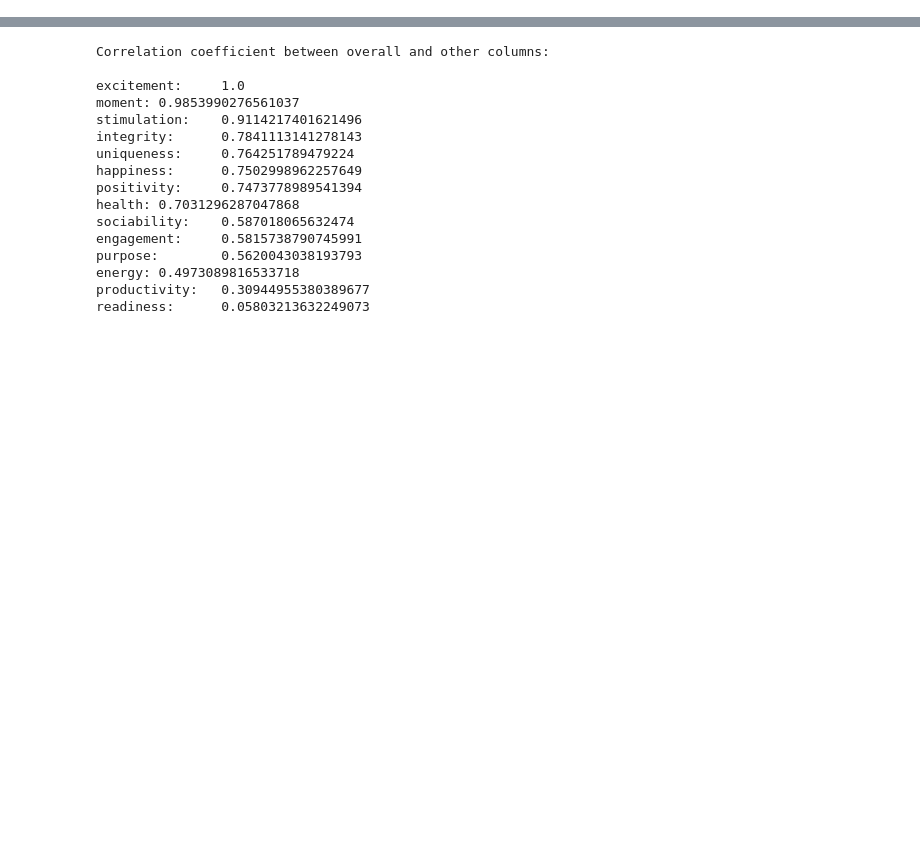
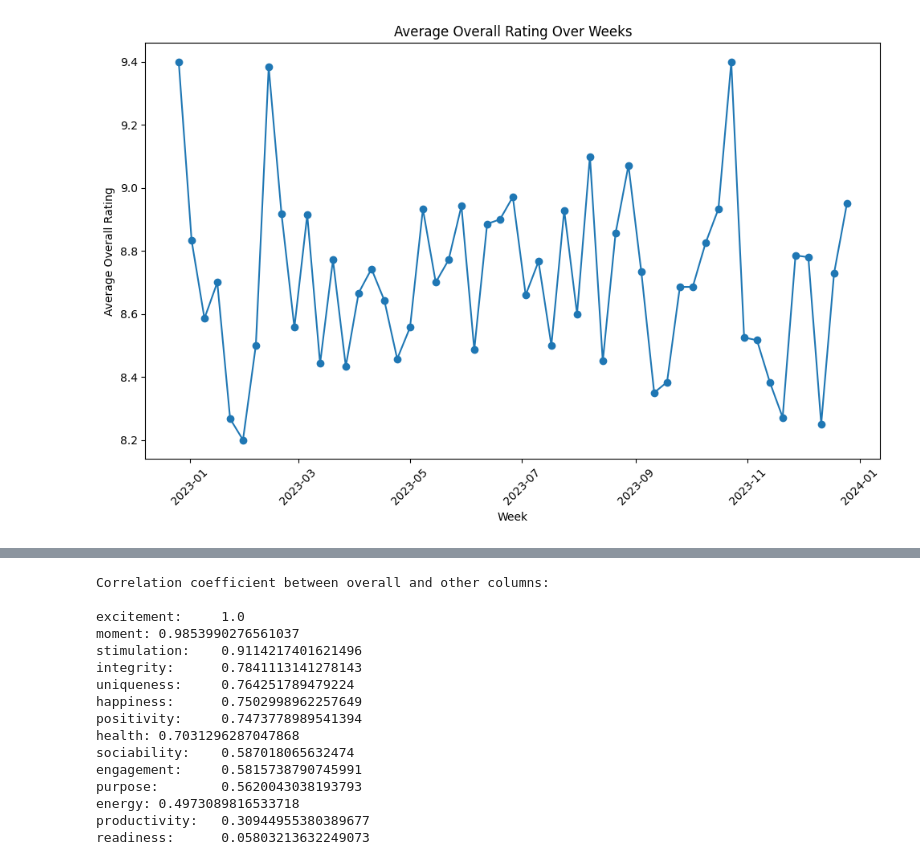
Before and after one commit to psycho-baller/journal-data-analysis, a Jupyter notebook: main.ipynb, the cells around one changed output, grey strips where cells are left out. Cells and saved outputs as stored; diff of their text form; code cells hidden in the pictures; blank space fills up the shorter version.

```diff
--- a/main.ipynb
+++ b/main.ipynb
@@ -0,0 +53,18 @@
+# %%
+# Create a new column 'Week' to extract the week from the date
+df['week'] = df['date'].dt.to_period('W').dt.to_timestamp()
+
+# Calculate the average overall rating for each week
+weekly_avg = df.groupby('week')['overall'].mean().reset_index()
+
+# Plot the graph
+plt.figure()
+plt.plot(weekly_avg['week'], weekly_avg['overall'], marker='o')
+plt.title('Average Overall Rating Over Weeks')
+plt.xlabel('Week')
+plt.ylabel('Average Overall Rating')
+plt.xticks(rotation=45)
+plt.tight_layout()
+plt.show()
+# %% [output]
+[figure, added]
```
Also changed, not shown: parts of 5 cells of this notebook.
